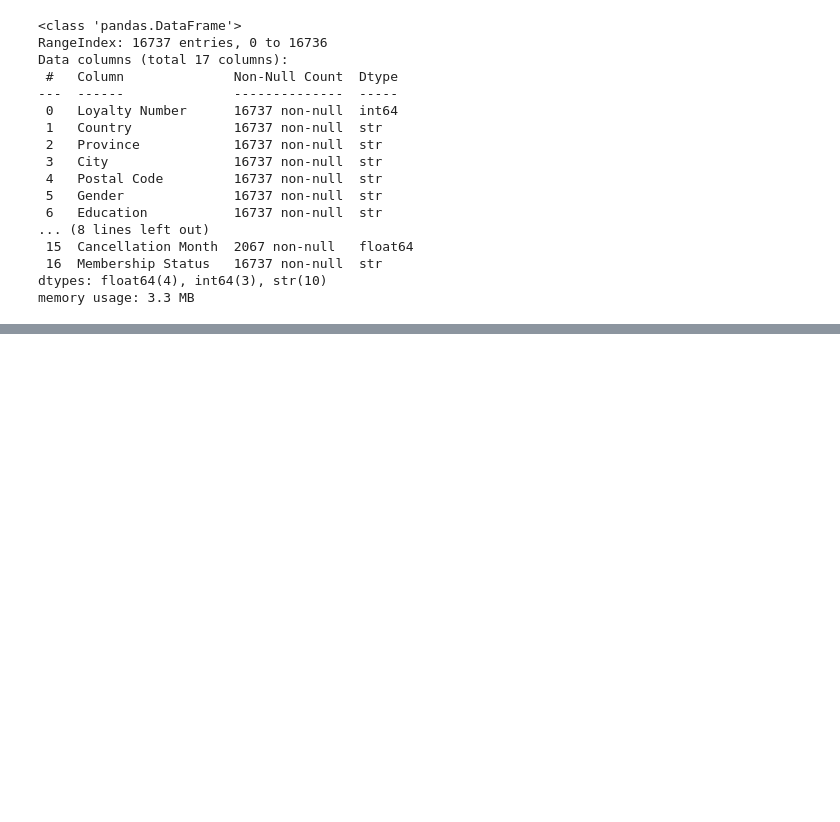
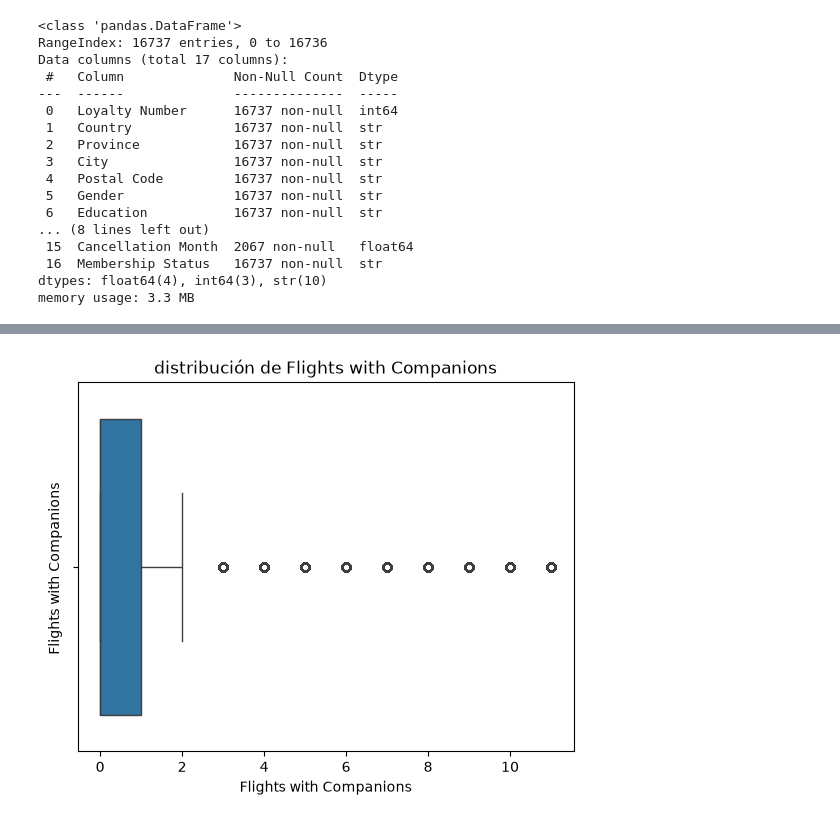
Before and after one commit to Adalab/bda-modulo-3-evaluacion-final-CristiSL, a Jupyter notebook: evaluacion-final.ipynb, the cells around one changed output, grey strips where cells are left out. Drawn from its saved outputs; the diff is of its cells as text; code cells hidden in the pictures; blank space fills up the shorter version.

```diff
--- a/evaluacion-final.ipynb
+++ b/evaluacion-final.ipynb
@@ -276,0 +338,7 @@ memory usage: 3.3 MB
+# %%
+sns.boxplot(data=df_total, x='Flights with Companions')
+plt.title('distribución de Flights with Companions')
+plt.ylabel ('Flights with Companions')
+plt.show()
+# %% [output]
+[figure, added]
```
Also changed, not shown: parts of 29 cells of this notebook.
